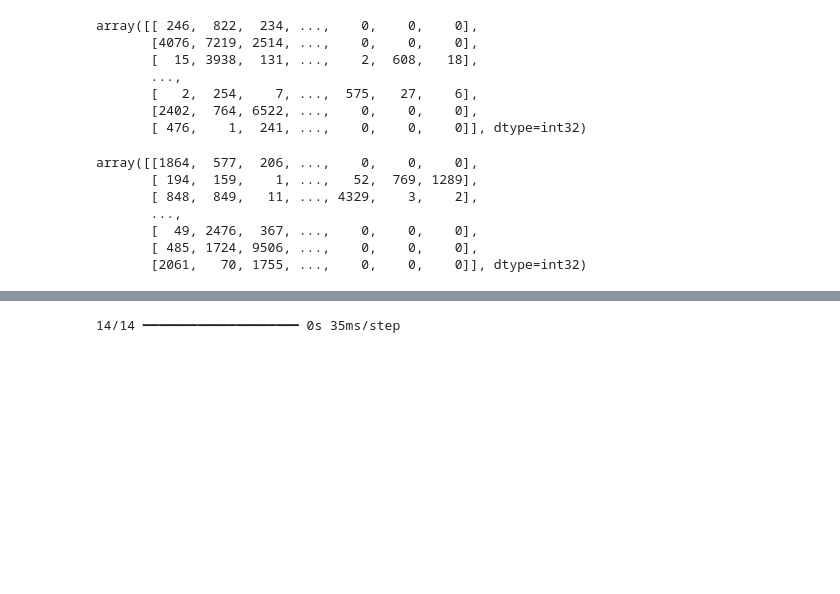
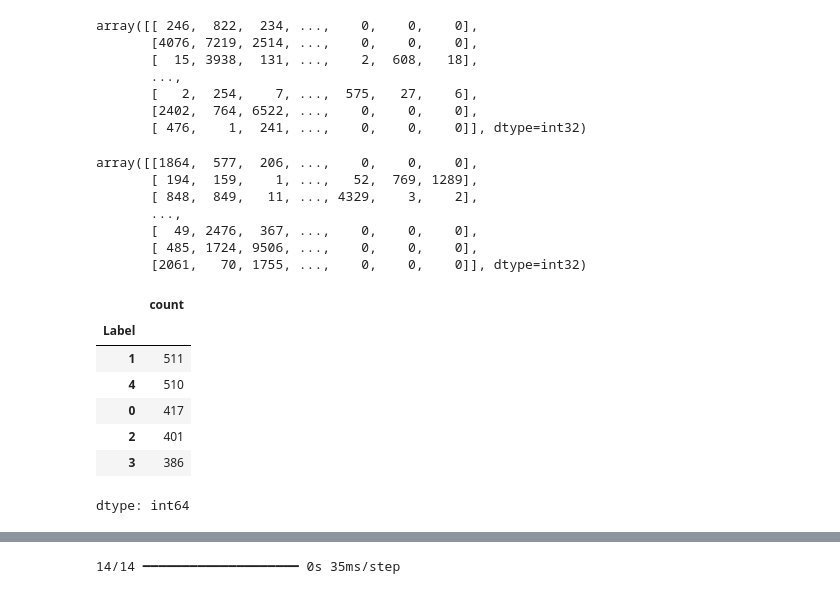
Before and after one commit to arman-hossain45/Deep_Learning_Lab, a Jupyter notebook: practice_text_classification.ipynb, the cells around one changed output, grey strips where cells are left out. Cells and saved outputs as stored; diff of their text form; code cells hidden in the pictures; blank space fills up the shorter version.

```diff
--- a/practice_text_classification.ipynb
+++ b/practice_text_classification.ipynb
@@ -131,6 +131,17 @@ array([[1864,  577,  206, ...,    0,    0,    0],
        [  49, 2476,  367, ...,    0,    0,    0],
        [ 485, 1724, 9506, ...,    0,    0,    0],
        [2061,   70, 1755, ...,    0,    0,    0]], dtype=int32)
+# %%
+df['Label'].value_counts()
+# %% [output]
+|  | count |
+| Label |  |
+| 1 | 511 |
+| 4 | 510 |
+| 0 | 417 |
+| 2 | 401 |
+| 3 | 386 |
+dtype: int64
 # %%
 epochs=10
 batch_size=64
```
Also changed, not shown: parts of 1 cell of this notebook.
